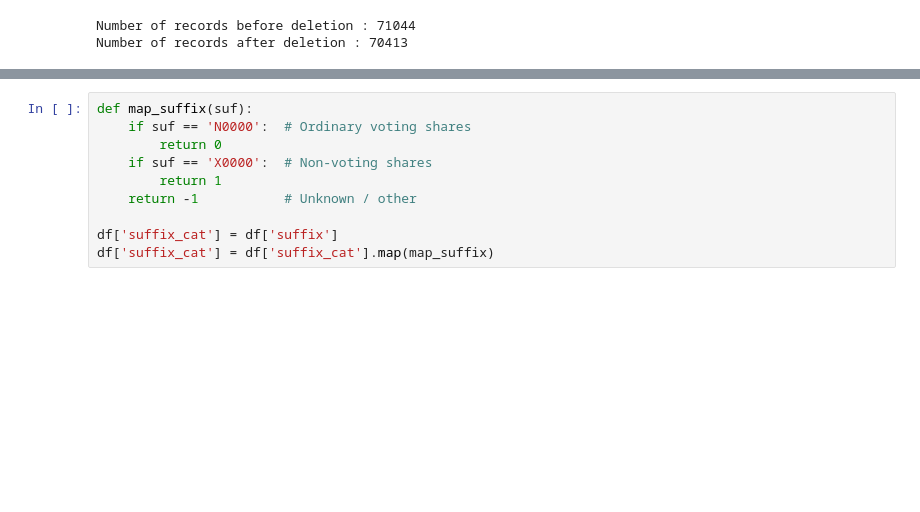
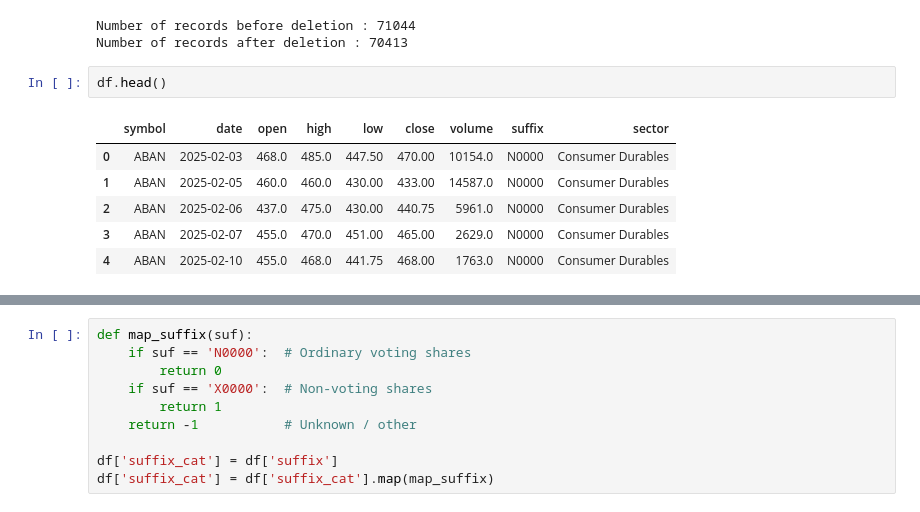
Before and after one commit to dehanf/Disaster-Shock-Market-Response, a Jupyter notebook: notebooks/Data cleaning/02_handling_suffix.ipynb, the cells around one changed output, grey strips where cells are left out. Drawn from its saved outputs; the diff is of its cells as text; blank space fills up the shorter version.

```diff
--- a/notebooks/Data cleaning/02_handling_suffix.ipynb
+++ b/notebooks/Data cleaning/02_handling_suffix.ipynb
@@ -26,3 +26,12 @@ print(f'Number of records after deletion : {df.shape[0]}')
 # %% [output]
 Number of records before deletion : 71044
 Number of records after deletion : 70413
+# %%
+df.head()
+# %% [output]
+|  | symbol | date | open | high | low | close | volume | suffix | sector |
+| 0 | ABAN | 2025-02-03 | 468.0 | 485.0 | 447.50 | 470.00 | 10154.0 | N0000 | Consumer Durables |
+| 1 | ABAN | 2025-02-05 | 460.0 | 460.0 | 430.00 | 433.00 | 14587.0 | N0000 | Consumer Durables |
+| 2 | ABAN | 2025-02-06 | 437.0 | 475.0 | 430.00 | 440.75 | 5961.0 | N0000 | Consumer Durables |
+| 3 | ABAN | 2025-02-07 | 455.0 | 470.0 | 451.00 | 465.00 | 2629.0 | N0000 | Consumer Durables |
+| 4 | ABAN | 2025-02-10 | 455.0 | 468.0 | 441.75 | 468.00 | 1763.0 | N0000 | Consumer Durables |
```
Also changed, not shown: parts of 5 cells of this notebook, 18 other files.
